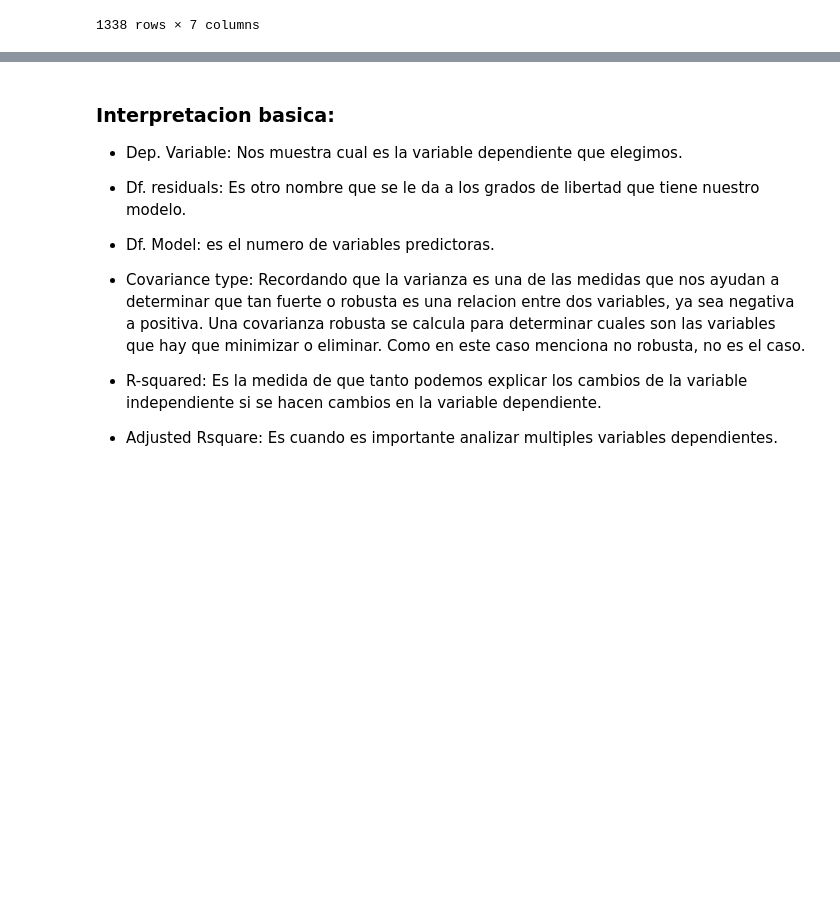
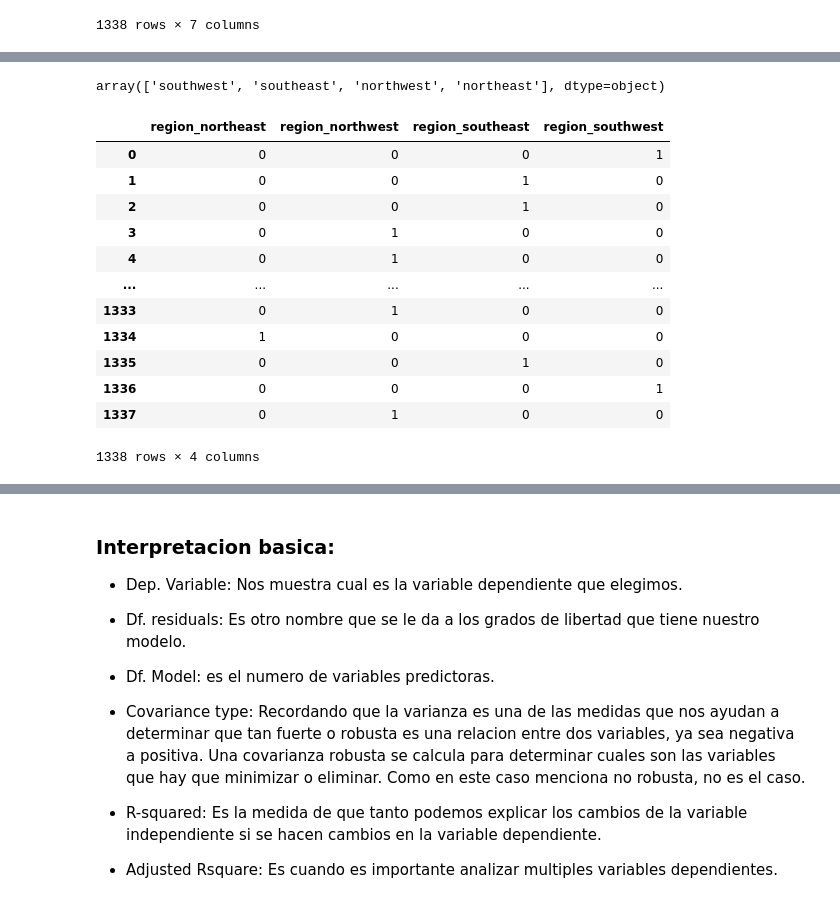
Before and after one commit to XaviSaenz/PracticasAI, a Jupyter notebook: Regresion_clase4.ipynb, the cells around one changed output, grey strips where cells are left out. Saved outputs shown, nothing was run; the diff lists cells and outputs as text; code cells hidden in the pictures; blank space fills up the shorter version.

```diff
--- a/Regresion_clase4.ipynb
+++ b/Regresion_clase4.ipynb
@@ -247,7 +249,7 @@ Cuando estas suposiciones se cumplen, la regresión lineal puede proporcionar es
 import numpy as np
 import pandas as pd
 # define the data/predictors as the pre-set feature names
-data = pd.read_csv('/content/insurance.csv')
+data = pd.read_csv('/content/drive/MyDrive/Maestria/Cursos Extras/Inteligencia Artificial/Datasets/insurance.csv')
 data
 # %% [output]
 |  | age | sex | bmi | children | smoker | region | charges |
@@ -265,0 +284,4 @@ data
+# %%
+#sobrescribimos los valores string a valores numericos
+data['sex'] = data['sex'].map({'female': 1 , 'male' : 0})
+data.head()
@@ -265,0 +295,4 @@ data
+# %%
+#sobrescribimos los valores string a valores numericos
+data['smoker'] = data['smoker'].map({'yes': 1 , 'no' : 0})
+data.head()
@@ -265,0 +306,27 @@ data
+# %%
+#Revisamos cuantos valores diferentes hay en una columna
+#Aqui checamos cuantas regiones hay en la columna de region
+data.region.unique()
+# %% [output]
+array(['southwest', 'southeast', 'northwest', 'northeast'], dtype=object)
+# %%
+#Creamos valores dummmies
+#se quita la columna region
+#Se crean nuevas columnas pero ahora agregando un 1 si pertenece a la region como se ve en el resultado
+
+ohe = pd.get_dummies(data.region, prefix = 'region')
+ohe
+# %% [output]
+|  | region_northeast | region_northwest | region_southeast | region_southwest |
+| 0 | 0 | 0 | 0 | 1 |
+| 1 | 0 | 0 | 1 | 0 |
+| 2 | 0 | 0 | 1 | 0 |
+| 3 | 0 | 1 | 0 | 0 |
+| 4 | 0 | 1 | 0 | 0 |
+| ... | ... | ... | ... | ... |
+| 1333 | 0 | 1 | 0 | 0 |
+| 1334 | 1 | 0 | 0 | 0 |
+| 1335 | 0 | 0 | 1 | 0 |
+| 1336 | 0 | 0 | 0 | 1 |
+| 1337 | 0 | 1 | 0 | 0 |
+1338 rows × 4 columns
```
Also changed, not shown: parts of 9 cells of this notebook.
